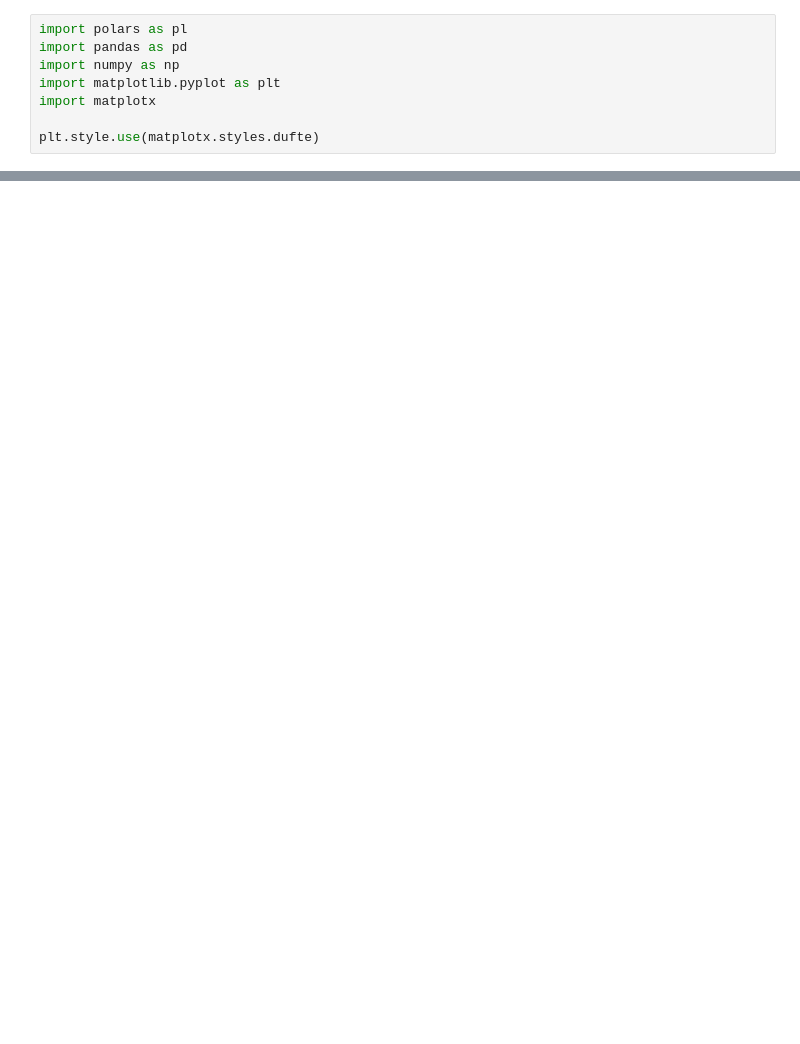
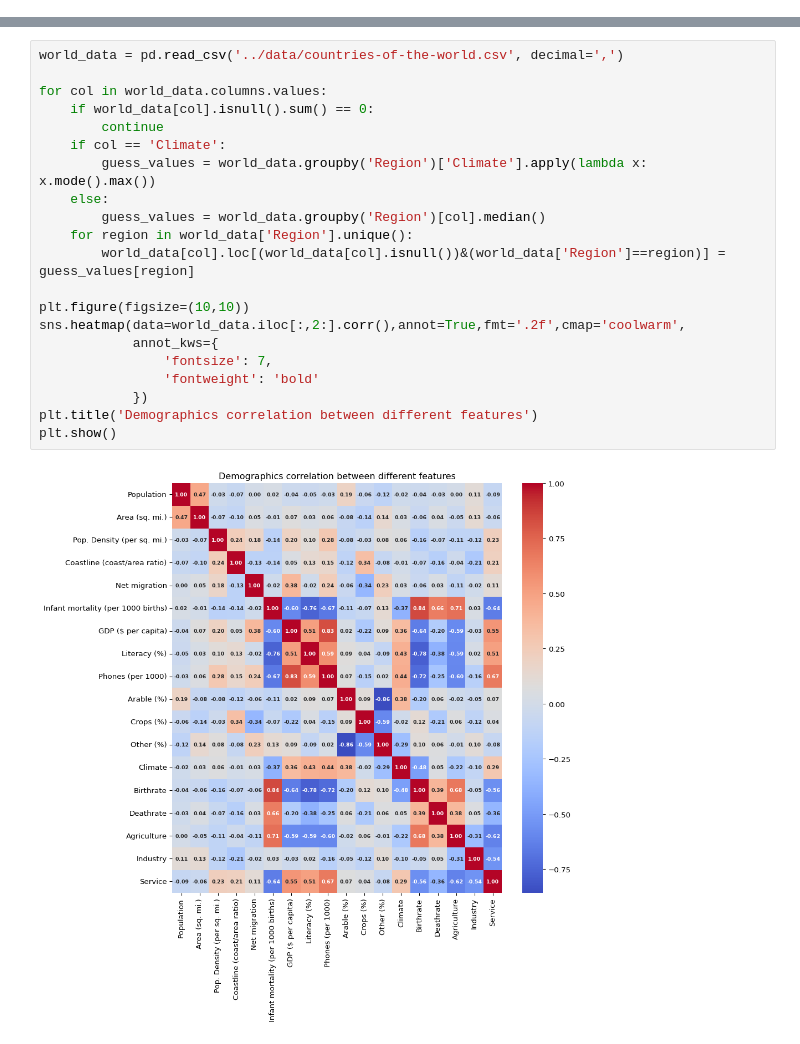
Before and after one commit to Starostka/socviz, a Jupyter notebook: pages/melbourne_population.ipynb, the cells around one changed output, grey strips where cells are left out. Drawn from its saved outputs; the diff is of its cells as text; blank space fills up the shorter version.

```diff
--- a/pages/melbourne_population.ipynb
+++ b/pages/melbourne_population.ipynb
@@ -9,8 +7,0 @@ Benjamin Starostka
-# %%
-import polars as pl
-import pandas as pd
-import numpy as np
-import matplotlib.pyplot as plt
-import matplotx
-
-plt.style.use(matplotx.styles.dufte)
@@ -66,0 +71,23 @@ user’s experience?
+# %%
+world_data = pd.read_csv('../data/countries-of-the-world.csv', decimal=',')
+
+for col in world_data.columns.values:
+    if world_data[col].isnull().sum() == 0:
+        continue
+    if col == 'Climate':
+        guess_values = world_data.groupby('Region')['Climate'].apply(lambda x: x.mode().max())
+    else:
+        guess_values = world_data.groupby('Region')[col].median()
+    for region in world_data['Region'].unique():
+        world_data[col].loc[(world_data[col].isnull())&(world_data['Region']==region)] = guess_values[region]
+
+plt.figure(figsize=(10,10))
+sns.heatmap(data=world_data.iloc[:,2:].corr(),annot=True,fmt='.2f',cmap='coolwarm',
+            annot_kws={
+                'fontsize': 7,
+                'fontweight': 'bold'
+            })
+plt.title('Demographics correlation between different features')
+plt.show()
+# %% [output]
+[figure, added]
```
Also changed, not shown: parts of 11 cells of this notebook, 18 other files.
